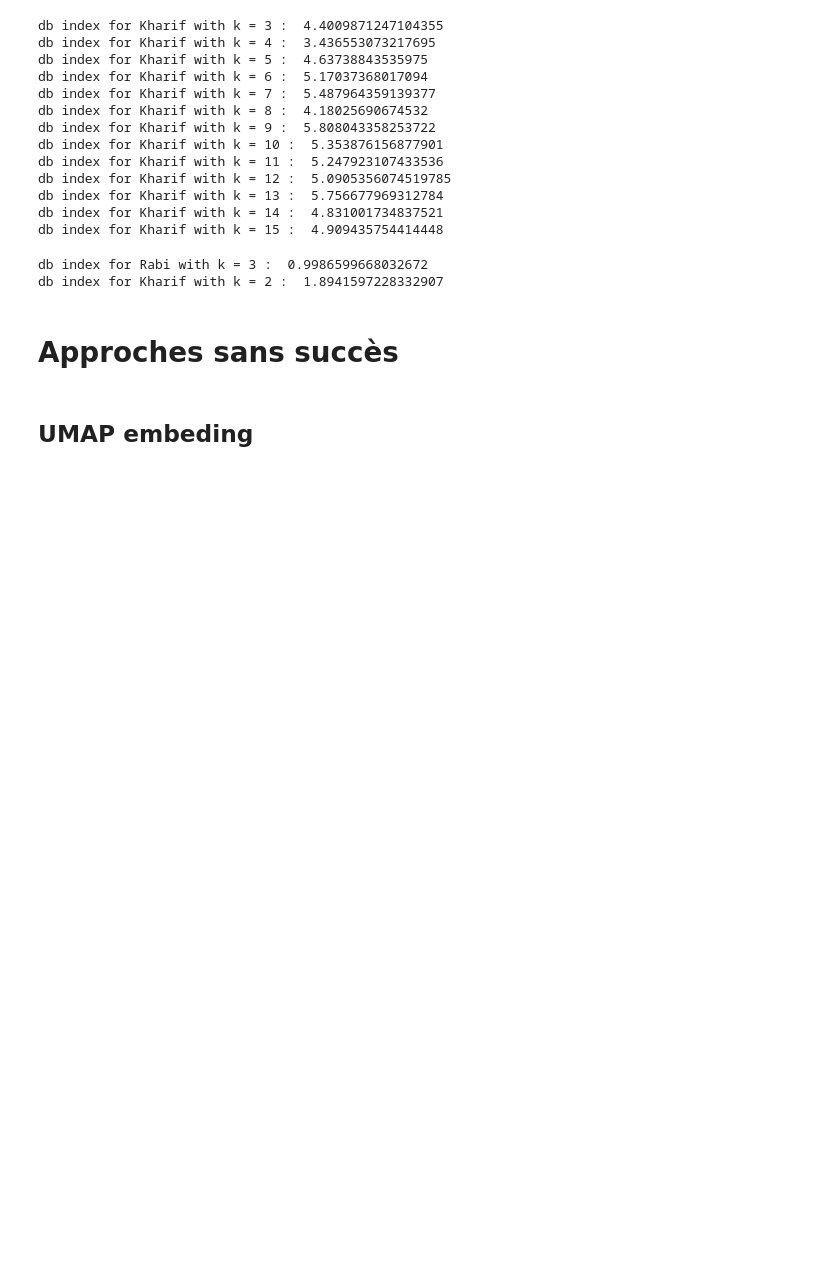
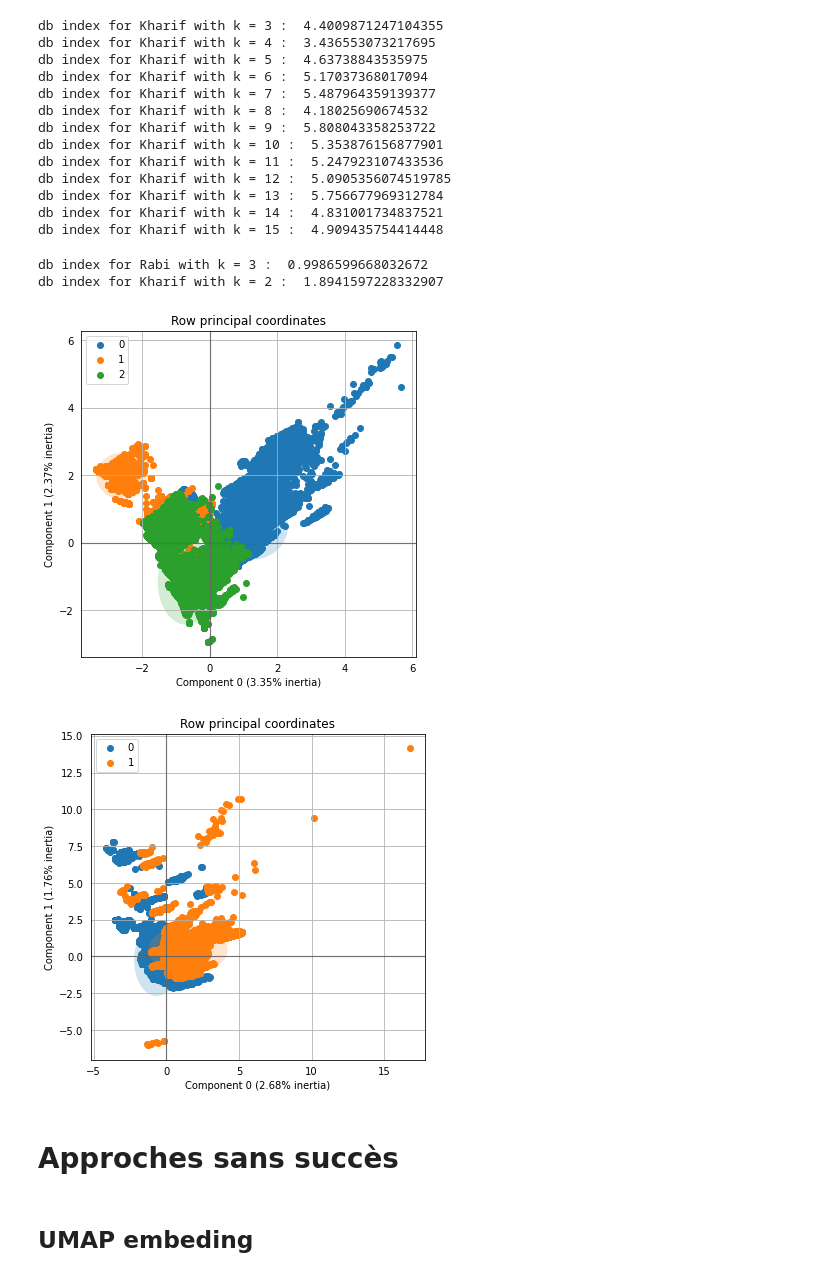
Before and after one commit to amaurylancelin/Datathon, a Jupyter notebook: Code par Pax/Amaury/clustering_without admin.ipynb, the cells around one changed output. Saved outputs shown, nothing was run; the diff lists cells and outputs as text; code cells hidden in the pictures; blank space fills up the shorter version.

Commit message:
prediction labels

```diff
--- a/Code par Pax/Amaury/clustering_without admin.ipynb
+++ b/Code par Pax/Amaury/clustering_without admin.ipynb
@@ -499,19 +528,27 @@ print(f"db index for Kharif with k = {nb_clusters_K} : ", db_index)
 db index for Rabi with k = 3 :  0.9986599668032672
 db index for Kharif with k = 2 :  1.8941597228332907
 # %%
-ax = famd.plot_row_coordinates(data_R, ax=None, figsize=(6, 6), x_component=0, y_component=1, labels=None, color_labels=pred, ellipse_outline=False, ellipse_fill=True, show_points=True)
+ax_R = famd_R.plot_row_coordinates(data_R, ax=None, figsize=(6, 6), x_component=0, y_component=1,
+labels=None, color_labels=kmeans_labels_R,
+ellipse_outline=False, ellipse_fill=True, show_points=True)
 
+ax_K = famd_K.plot_row_coordinates(data_K, ax=None, figsize=(6, 6), x_component=0, y_component=1,
+labels=None, color_labels=kmeans_labels_K,
+ellipse_outline=False, ellipse_fill=True, show_points=True)
 #OR
 # embedding_R = np.array(famd_data_R)
 # fig, ax = plt.subplots()
 # fig.set_size_inches((20, 10))
 # scatter = ax.scatter(embedding_R[:, 0], embedding_R[:, 1], s=2, c=pred, cmap='tab20b', alpha=1.0)
 # # produce a legend with the unique colors from the scatter
 # legend1 = ax.legend(*scatter.legend_elements(num=nb_clusters_R),
 #                     loc="lower left", title="Classes")
 # ax.add_artist(legend1)
 # plt.title("FAMD rpz Rabi")
 # plt.show()
+# %% [output]
+[figure, added]
+[figure, added]
 # %%
 # from utils import plot_on_map
 # plot_on_map(pred, pathData_R, 'District')
```
Also changed, not shown: parts of 10 cells of this notebook, 4 other files.
